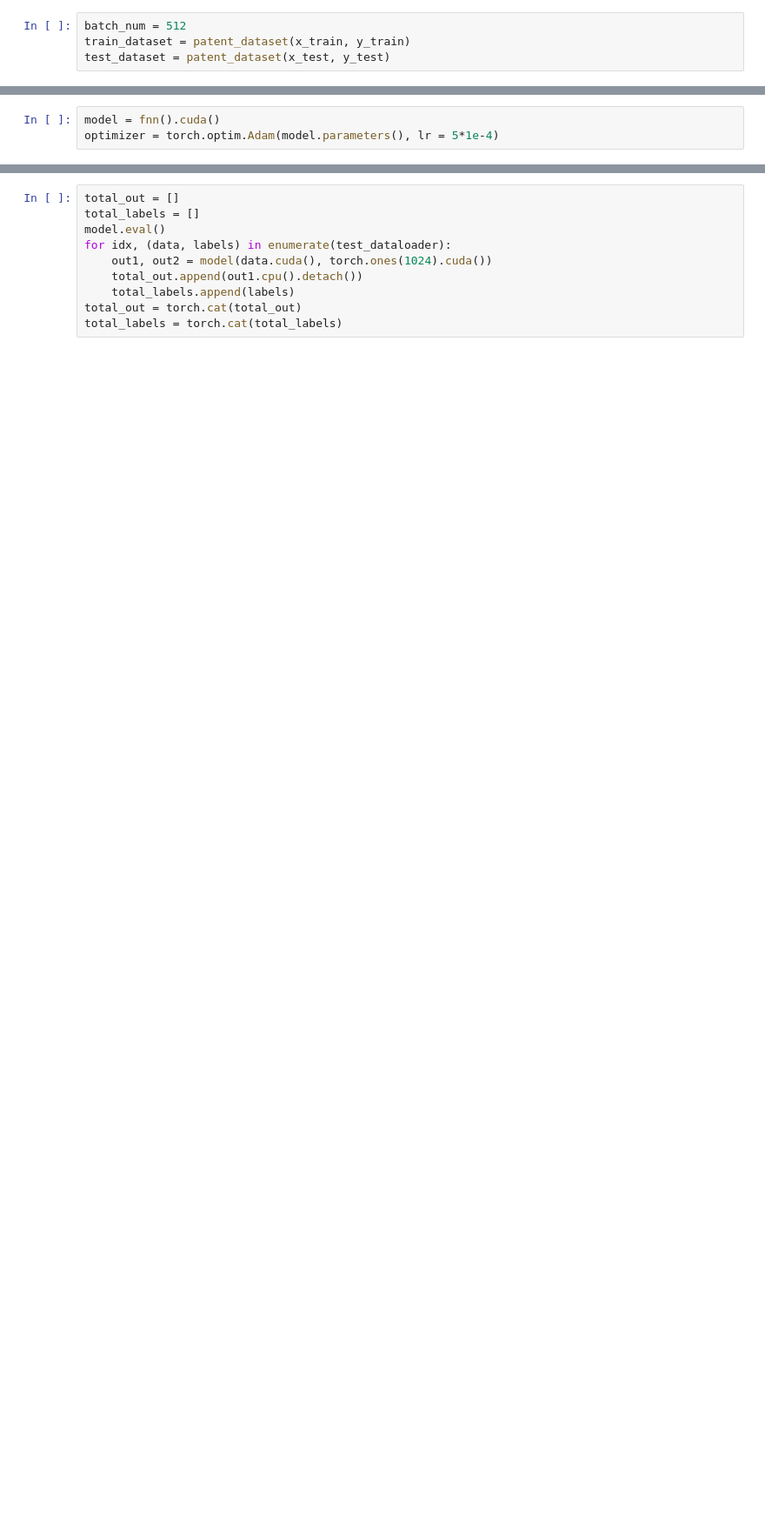
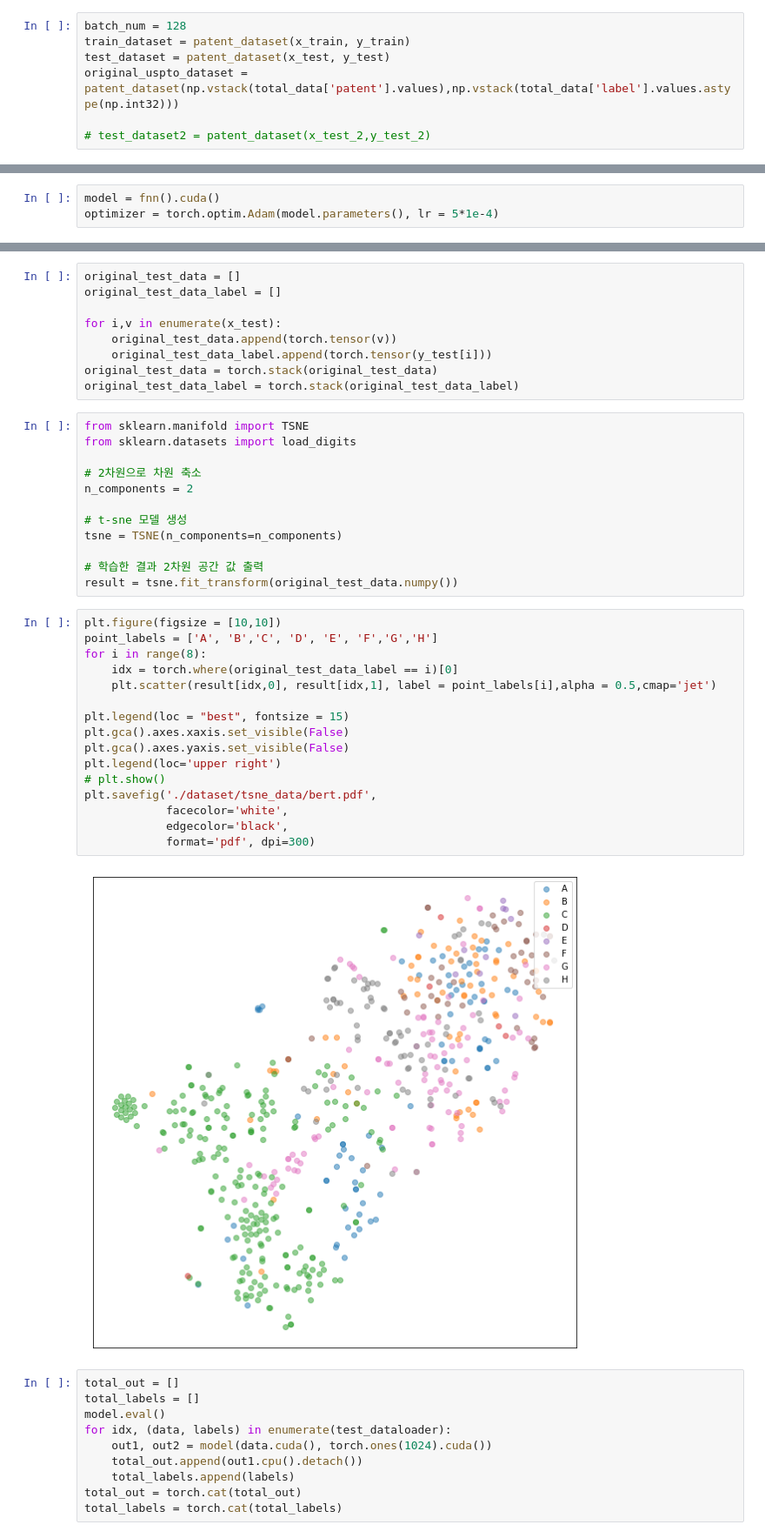
Before and after one commit to joesiheon496/Organize_information, a Jupyter notebook: Patent_metric_learning (2).ipynb, the cells around one changed output, grey strips where cells are left out. Shown at 87% size. Saved outputs shown, nothing was run; the diff lists cells and outputs as text; blank space fills up the shorter version.

```diff
--- a/Patent_metric_learning (2).ipynb
+++ b/Patent_metric_learning (2).ipynb
@@ -89,6 +158,9 @@ def generate_pair(data, label):
     label = (label[idx[:,0]] == label[idx[:,1]]).type(torch.int)
     return input1, input2, label
 # %%
-batch_num = 512
+batch_num = 128
 train_dataset = patent_dataset(x_train, y_train)
 test_dataset = patent_dataset(x_test, y_test)
+original_uspto_dataset = patent_dataset(np.vstack(total_data['patent'].values),np.vstack(total_data['label'].values.astype(np.int32)))
+
+# test_dataset2 = patent_dataset(x_test_2,y_test_2)
@@ -184,3 +468,42 @@ torch.save(model, "/content/drive/MyDrive/patent_mode.pt")
+# %%
+original_test_data = []
+original_test_data_label = []
+
+for i,v in enumerate(x_test):
+    original_test_data.append(torch.tensor(v))
+    original_test_data_label.append(torch.tensor(y_test[i]))
+original_test_data = torch.stack(original_test_data)
+original_test_data_label = torch.stack(original_test_data_label)
+# %%
+from sklearn.manifold import TSNE
+from sklearn.datasets import load_digits
+
+# 2차원으로 차원 축소
+n_components = 2
+
+# t-sne 모델 생성
+tsne = TSNE(n_components=n_components)
+
+# 학습한 결과 2차원 공간 값 출력
+result = tsne.fit_transform(original_test_data.numpy())
+# %%
+plt.figure(figsize = [10,10])
+point_labels = ['A', 'B','C', 'D', 'E', 'F','G','H']
+for i in range(8):
+    idx = torch.where(original_test_data_label == i)[0]
+    plt.scatter(result[idx,0], result[idx,1], label = point_labels[i],alpha = 0.5,cmap='jet')
+
+plt.legend(loc = "best", fontsize = 15)
+plt.gca().axes.xaxis.set_visible(False)
+plt.gca().axes.yaxis.set_visible(False)
+plt.legend(loc='upper right')
+# plt.show()
+plt.savefig('./dataset/tsne_data/bert.pdf',
+            facecolor='white',
+            edgecolor='black',
+            format='pdf', dpi=300)
+# %% [output]
+[figure, added]
 # %%
 total_out = []
 total_labels = []
```
Also changed, not shown: parts of 81 cells of this notebook.
